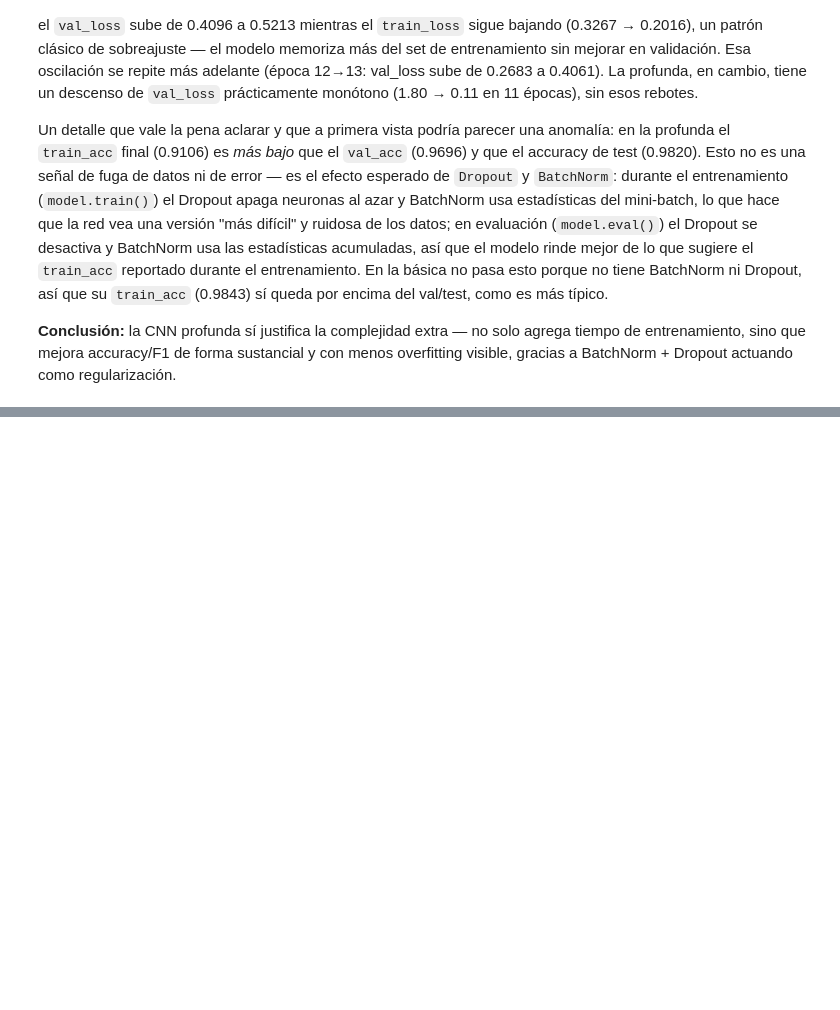
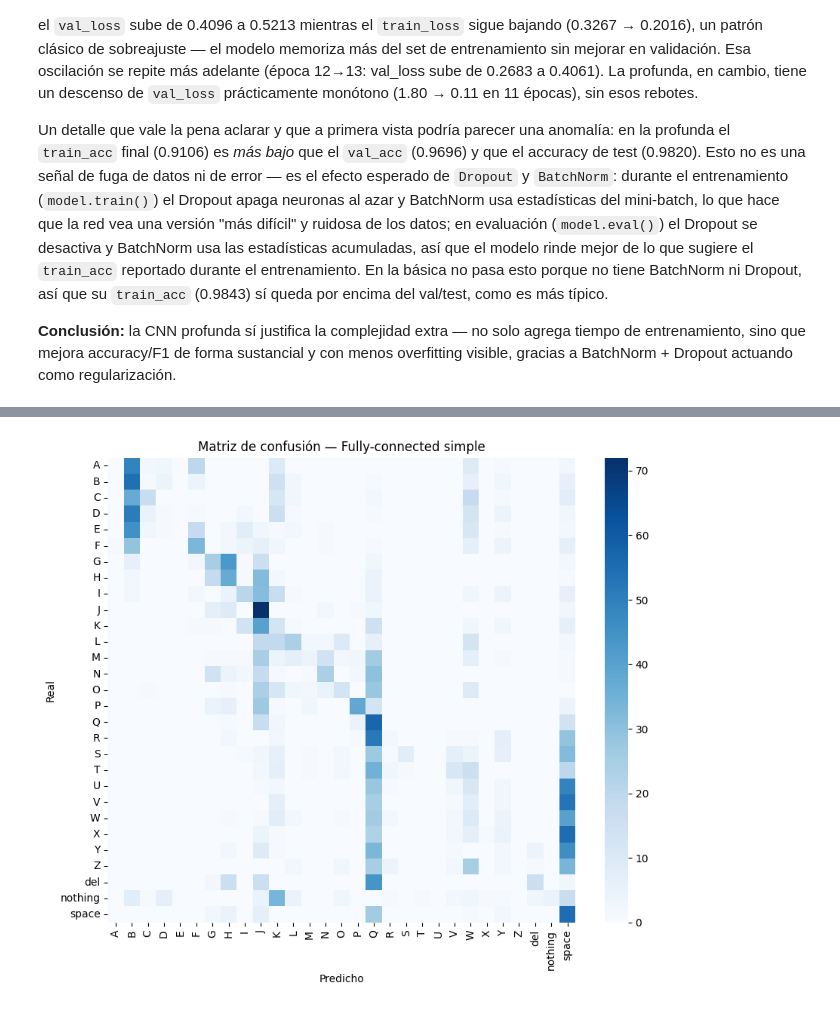
Before and after one commit to tismajo/CC3084-Laboratorio3, a Jupyter notebook: modelado.ipynb, the cells around one changed output, grey strips where cells are left out. Cells and saved outputs as stored; diff of their text form; code cells hidden in the pictures; blank space fills up the shorter version.

Commit message:
feat(modelado): ejercicio 5 - red fully-connected de referencia

```diff
--- a/modelado.ipynb
+++ b/modelado.ipynb
@@ -369,0 +375,21 @@ gracias a BatchNorm + Dropout actuando como regularización.
+# %%
+class FCModel(nn.Module):
+    def __init__(self, num_classes, img_size):
+        super().__init__()
+        input_size = img_size * img_size * 3
+        self.net = nn.Sequential(
+            nn.Flatten(),
+            nn.Linear(input_size, 256), nn.ReLU(), nn.Dropout(0.3),
+            nn.Linear(256, 128), nn.ReLU(),
+            nn.Linear(128, num_classes),
+        )
+
+    def forward(self, x):
+        return self.net(x)
+
+modelo_fc = FCModel(NUM_CLASSES, IMG_SIZE)
+history_fc = entrenar_modelo(modelo_fc, train_loader, val_loader, epochs=15)
+
+y_true, y_pred_fc = predecir(modelo_fc, test_loader)
+resultados.append(evaluar_modelo("Fully-connected simple", y_true, y_pred_fc, class_names))
+# %% [output]
@@ -369,0 +416 @@ gracias a BatchNorm + Dropout actuando como regularización.
+[figure, added]
```
Also changed, not shown: parts of 2 cells of this notebook.
